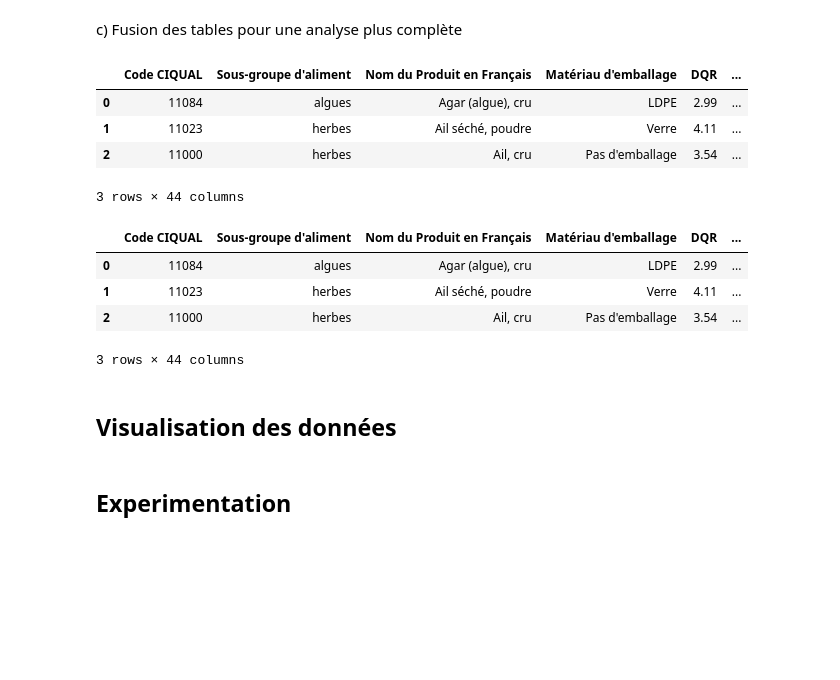
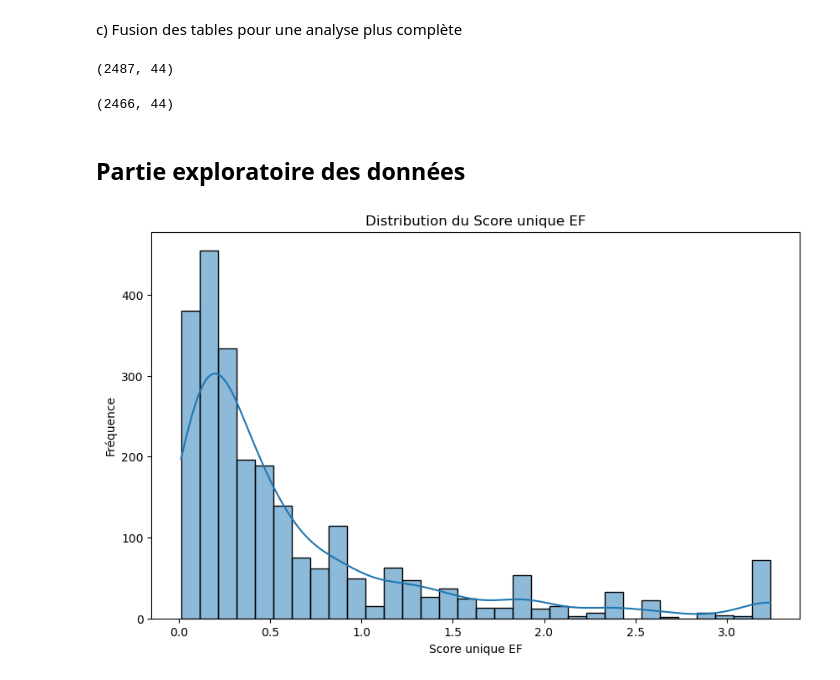
Before and after one commit to ZHANGzhile/DALAS, a Jupyter notebook: projet/Projet-idee.ipynb, the cells around one changed output. Cells and saved outputs as stored; diff of their text form; code cells hidden in the pictures; blank space fills up the shorter version.

```diff
--- a/projet/Projet-idee.ipynb
+++ b/projet/Projet-idee.ipynb
@@ -78,13 +73,9 @@ df_etape = df_etape.drop_duplicates(subset=['Code CIQUAL'], keep='first')
 c) Fusion des tables pour une analyse plus complète
 # %%
 df_fusion = pd.merge(df_synt, df_etape, on='Code CIQUAL', how='inner')
-df_fusion.head(3)
+df_fusion.shape
 # %% [output]
-|  | Code CIQUAL | Sous-groupe d'aliment | Nom du Produit en Français | Matériau d'emballage | DQR | ... |
-| 0 | 11084 | algues | Agar (algue), cru | LDPE | 2.99 | ... |
-| 1 | 11023 | herbes | Ail séché, poudre | Verre | 4.11 | ... |
-| 2 | 11000 | herbes | Ail, cru | Pas d'emballage | 3.54 | ... |
-3 rows × 44 columns
+(2487, 44)
 # %%
 # remplissage des valeurs nulles
 # 预处理：填充空值
@@ -149,14 +140,20 @@ for column in float_columns:
     data_synthese[column] = np.where(data_synthese[column] < lower_bound, lower_bound, data_synthese[column])
     data_synthese[column] = np.where(data_synthese[column] > upper_bound, upper_bound, data_synthese[column])
 # %%
-data_synthese.head(3)
+data_synthese.shape
 # %% [output]
-|  | Code CIQUAL | Sous-groupe d'aliment | Nom du Produit en Français | Matériau d'emballage | DQR | ... |
-| 0 | 11084 | algues | Agar (algue), cru | LDPE | 2.99 | ... |
-| 1 | 11023 | herbes | Ail séché, poudre | Verre | 4.11 | ... |
-| 2 | 11000 | herbes | Ail, cru | Pas d'emballage | 3.54 | ... |
-3 rows × 44 columns
+(2466, 44)
 # %% [markdown]
-## Visualisation des données
+## Partie exploratoire des données
-# %% [markdown]
-## Experimentation
+# %%
+
+
+# Histogramme du 'Score unique EF'
+plt.figure(figsize=(10, 6))
+sns.histplot(data_synthese['Score unique EF'], kde=True)
+plt.title('Distribution du Score unique EF')
+plt.xlabel('Score unique EF')
+plt.ylabel('Fréquence')
+plt.show()
+# %% [output]
+[figure, added]
```
Also changed, not shown: parts of 8 cells of this notebook, 1 other file.
